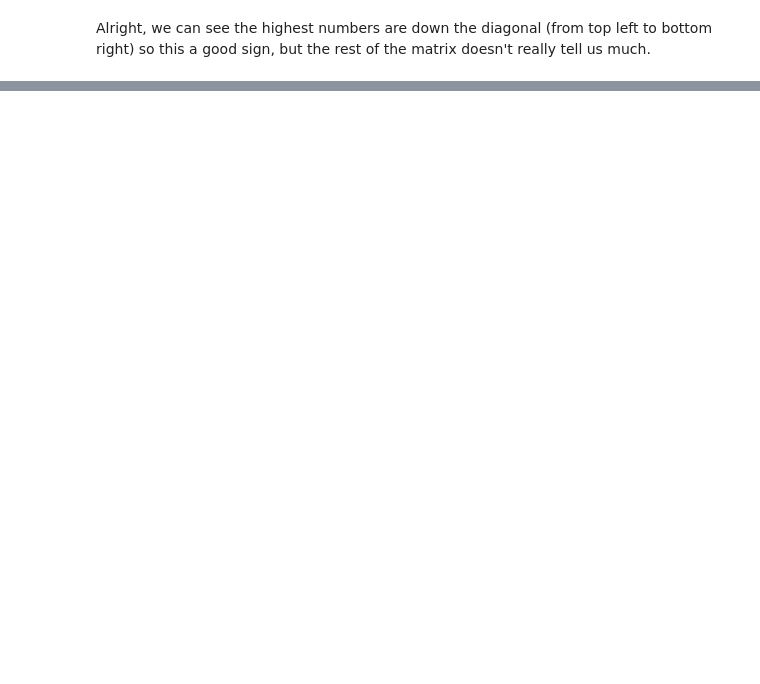
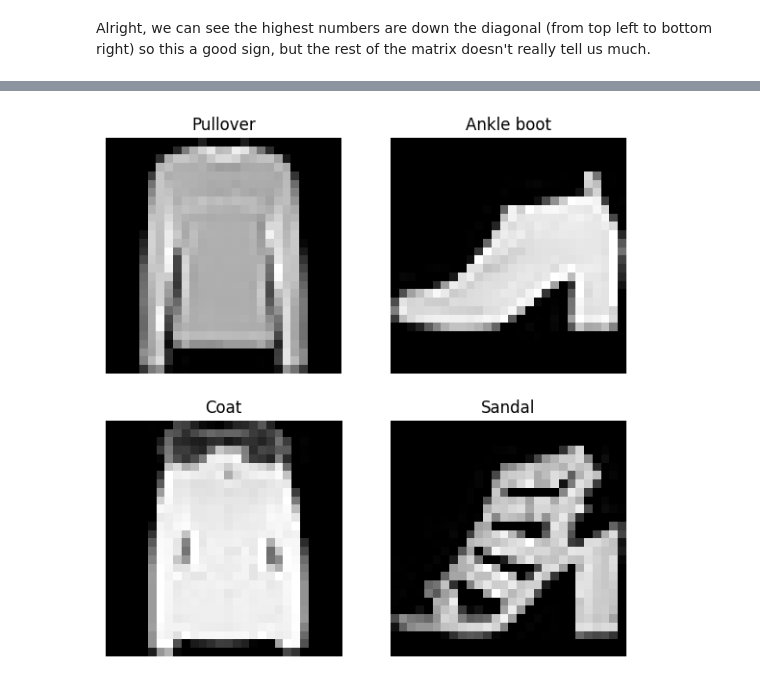
Before and after one commit to Rajnishmaurya/TensorFlow-for-Deep-Learning, a Jupyter notebook: Fundamentals/02.Neural Network Classification with Tensorflow.ipynb, the cells around one changed output, grey strips where cells are left out. Saved outputs shown, nothing was run; the diff lists cells and outputs as text; code cells hidden in the pictures; blank space fills up the shorter version.

```diff
--- a/Fundamentals/02.Neural Network Classification with Tensorflow.ipynb
+++ b/Fundamentals/02.Neural Network Classification with Tensorflow.ipynb
@@ -874,0 +910,5 @@ for i, j in itertools.product(range(cm.shape[0]), range(cm.shape[1])):
+# %%
+class_names=["T-shirt/top", "Trouser", "Pullover", "Dress", "Coat",
+             "Sandal", "Shirt", "Sneaker", "Bag", "Ankle boot" ]
+
+len(class_names)
@@ -874,0 +924,11 @@ for i, j in itertools.product(range(cm.shape[0]), range(cm.shape[1])):
+# %%
+import random
+plt.figure(figsize=(7,7))
+for i in range(4):
+    ax=plt.subplot(2,2,i+1)
+    random_index=random.randint(0,len(train_data)-1)
+    plt.imshow(train_data[random_index],cmap="gray")
+    plt.title(class_names[train_labels[random_index]])
+    plt.axis(False)
+# %% [output]
+[figure, added]
```
Also changed, not shown: parts of 85 cells of this notebook, 1 other file.
